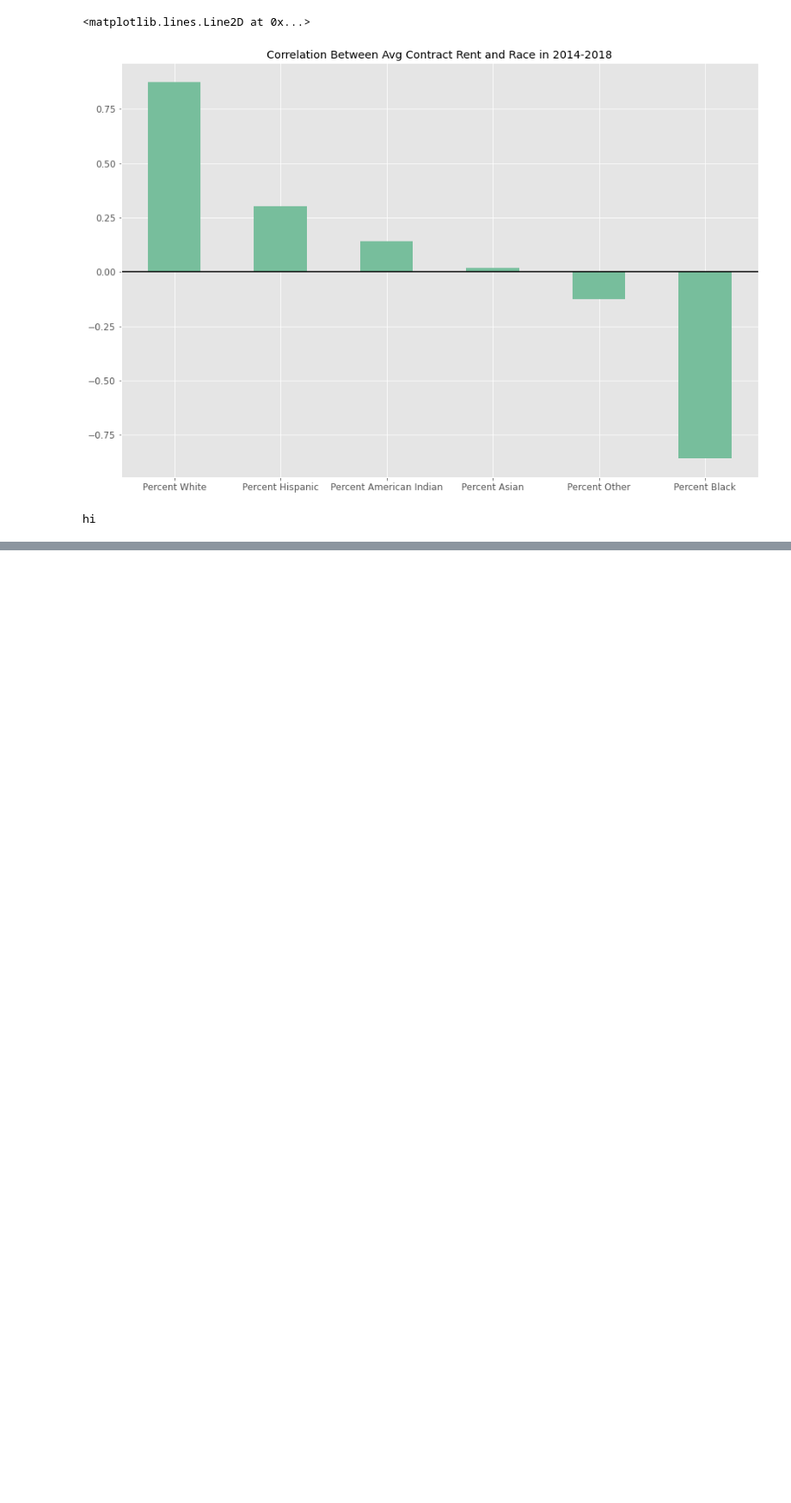
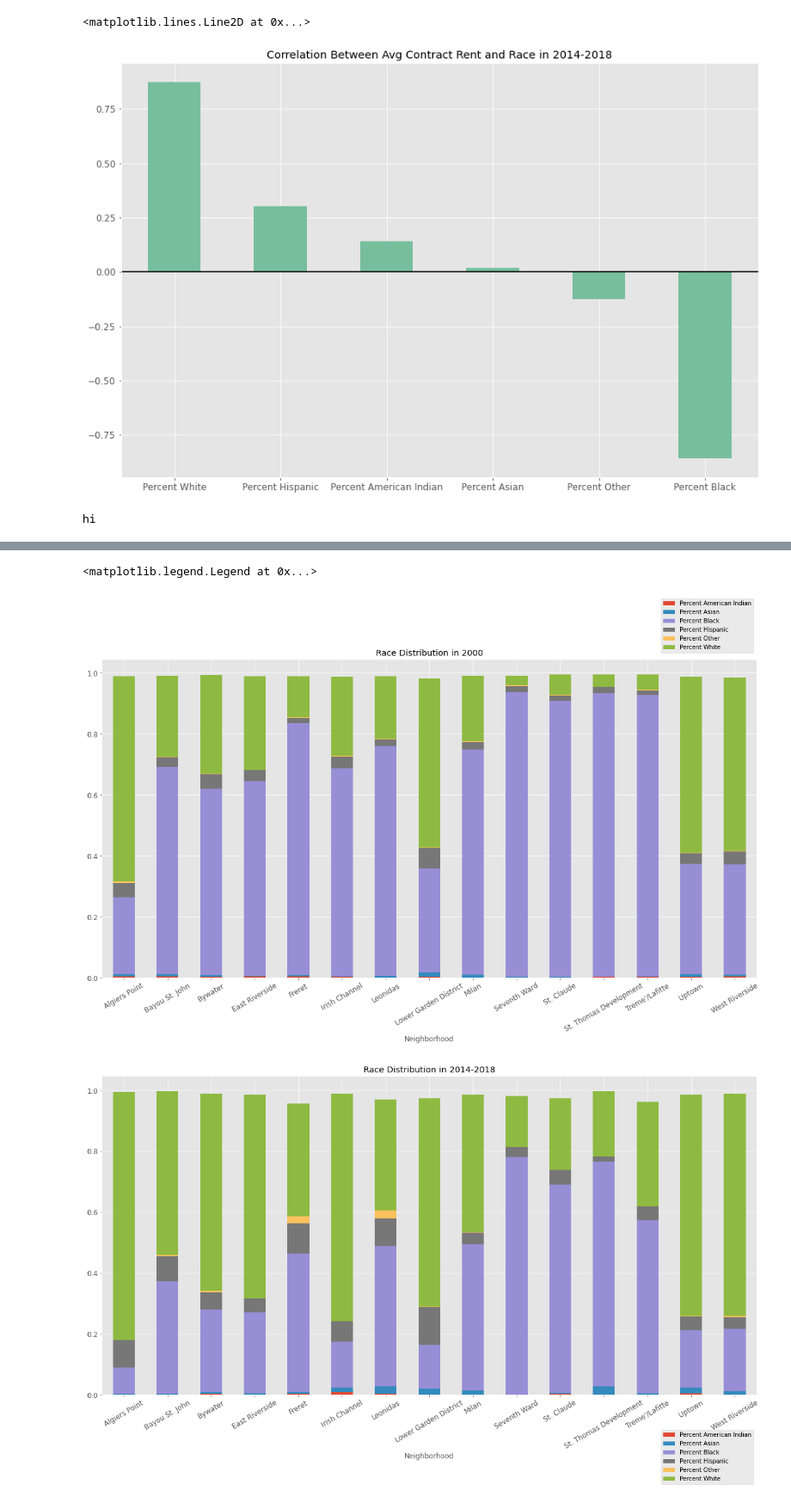
Before and after one commit to leosimanonok/DataScienceFinalTutorial, a Jupyter notebook: Leah.ipynb, the cells around one changed output, grey strips where cells are left out. Shown: that part at 86% size. Saved outputs shown, nothing was run; the diff lists cells and outputs as text; code cells hidden in the pictures; blank space fills up the shorter version.

```diff
--- a/Leah.ipynb
+++ b/Leah.ipynb
@@ -1105,0 +756,53 @@ KeyError: "None of ['Census Tract'] are in the columns"
+# %%
+#New column names:
+cols = ['Percent Black', 'Percent White', 'Percent Asian', 'Percent American Indian',
+        'Percent Hispanic', 'Percent Other']
+
+#Extract all column names ending in "2000"
+race_in2000 = race_df.filter(regex='2000$',axis=1)
+race_in2000.columns = cols
+race_in2000['Neighborhood'] = race_df['Neighborhood']
+race_in2000['Year'] = '2000'
+
+
+#Extract all column names ending in "201_"
+race_in2018 = race_df.filter(regex='201.$',axis=1)
+race_in2018.columns = cols
+race_in2018['Neighborhood'] = race_df['Neighborhood']
+race_in2018['Year'] = '2014-2018'
+
+#combine the two dfs
+race_by_year = pd.concat([race_in2000, race_in2018])
+
+
+#Calculate which neighborhoods had the biggest influx of white people between the two time periods:
+
+#Subtract most recent data from old data
+race_by_year['Change in White'] = race_in2018['Percent White'] - race_in2000['Percent White']
+
+#Sort values ascendingly and save indexes of the first 10 values
+# **Note: head is set to 20 because there are duplicate values
+idxs = list(race_by_year['Change in White'].sort_values(ascending=False).head(30).to_dict().keys())
+
+#Save the 10 neighborhoods with the highest increase in population of white people
+highest_change = race_by_year.iloc[idxs]['Neighborhood'].tolist()
+
+order = ['Percent White', 'Percent Black', 'Percent Hispanic', 'Percent Asian',
+         'Percent American Indian', 'Percent Other']
+
+#Create subsets for each of the years for comparison
+subset_2000 = race_in2000[race_df.Neighborhood.isin(highest_change)].sort_values(by='Percent White')
+subset_2018 = race_in2018[race_df.Neighborhood.isin(highest_change)].sort_values(by='Percent White')
+
+
+#Create pivot tables and plot
+subset_2000.pivot_table(index='Neighborhood', values=order).plot.bar(stacked=True, fontsize='large',
+                                        rot=30, figsize=(20,10), title='Race Distribution in 2000'
+                                        ).legend(bbox_to_anchor=(1, 1.2))
+subset_2018.pivot_table(index='Neighborhood', values=order).plot.bar(stacked=True, fontsize='large',
+                                        rot=30, figsize=(20,10), title='Race Distribution in 2014-2018'
+                                        ).legend(bbox_to_anchor=(1, -.1))
+# %% [output]
+<matplotlib.legend.Legend at 0x...>
+[figure, added]
+[figure, added]
```
Also changed, not shown: parts of 26 cells of this notebook, 2 other files.
